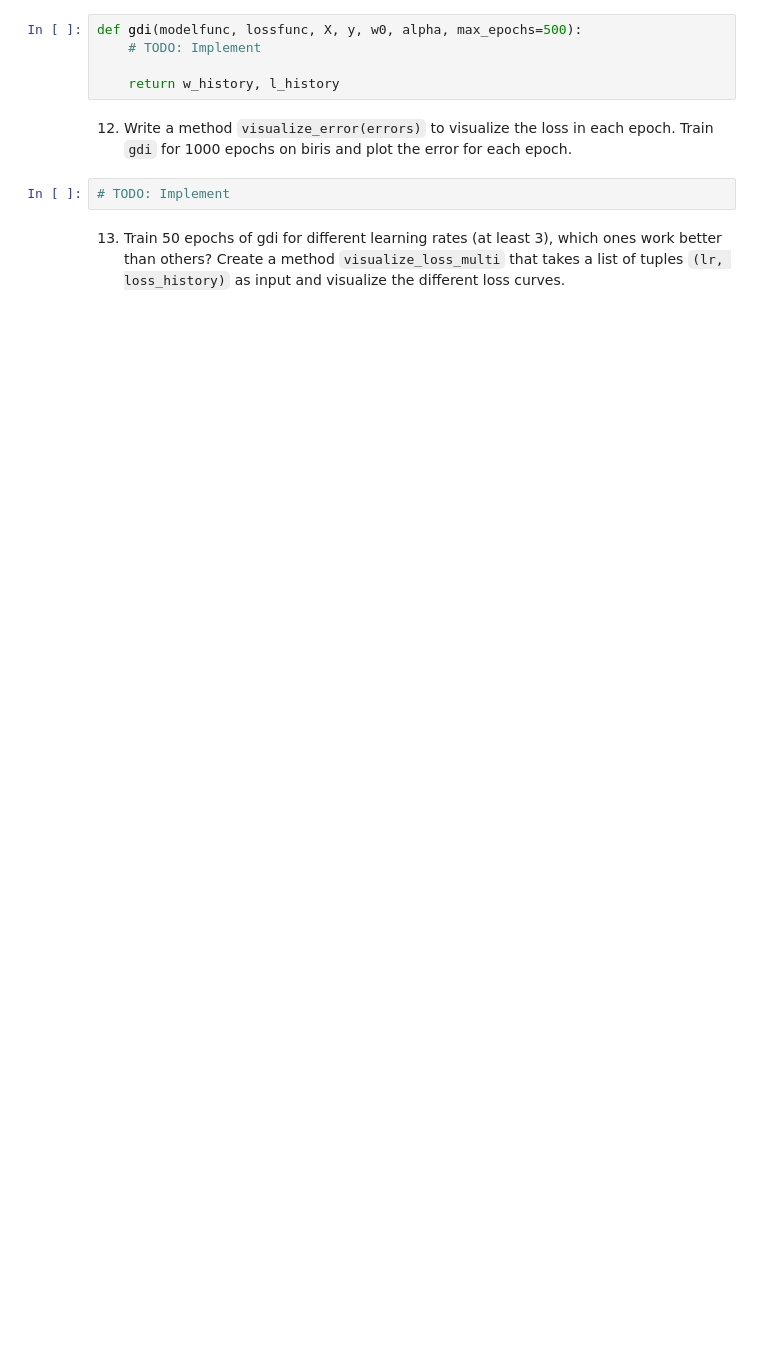
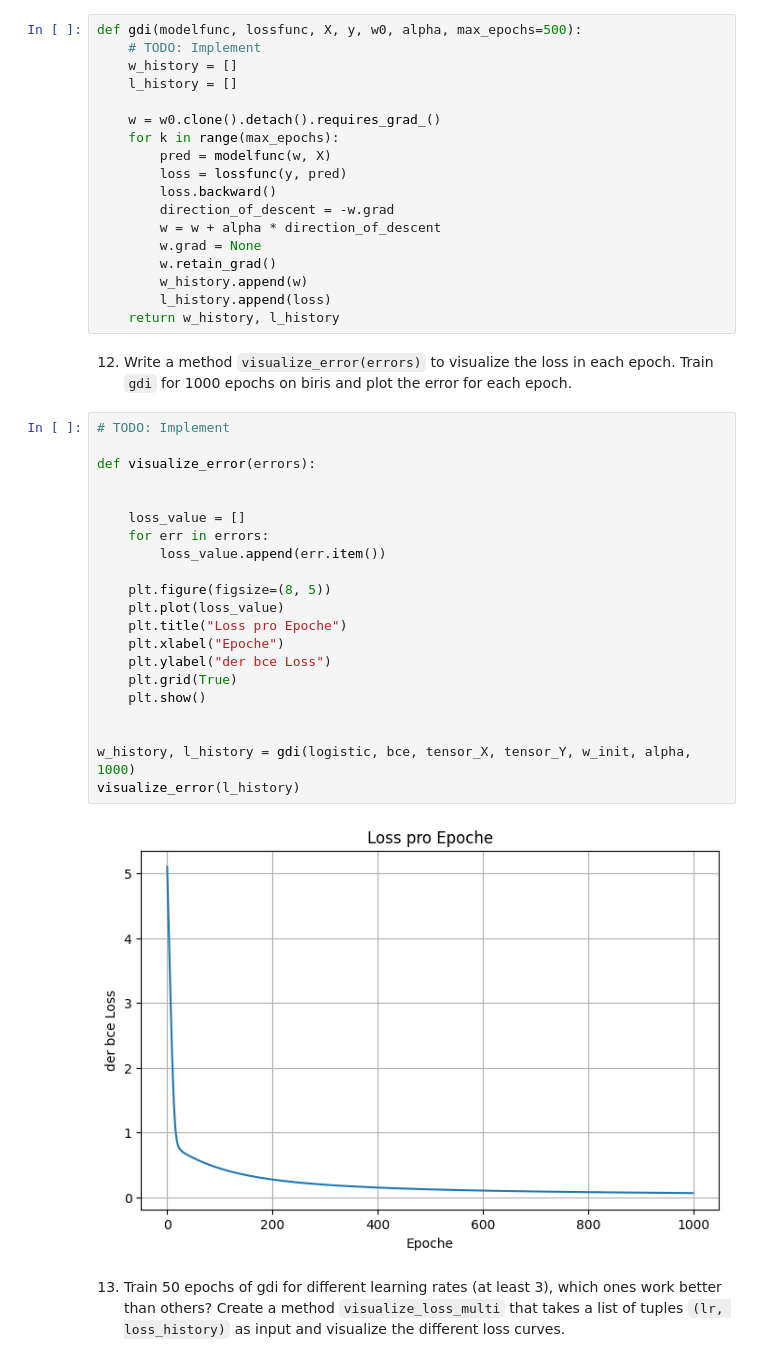
Before and after one commit to SchnilchMitte/ML-Template, a Jupyter notebook: A4_Neural_Networks_PyTorch.ipynb, the cells around one changed output. Drawn from its saved outputs; the diff is of its cells as text; blank space fills up the shorter version.

```diff
--- a/A4_Neural_Networks_PyTorch.ipynb
+++ b/A4_Neural_Networks_PyTorch.ipynb
@@ -575,12 +594,46 @@ Loss nach einem Step: 2.6335211774578013
 # %%
 def gdi(modelfunc, lossfunc, X, y, w0, alpha, max_epochs=500):
     # TODO: Implement
+    w_history = []
+    l_history = []
 
+    w = w0.clone().detach().requires_grad_()
+    for k in range(max_epochs):
+        pred = modelfunc(w, X)
+        loss = lossfunc(y, pred)
+        loss.backward()
+        direction_of_descent = -w.grad
+        w = w + alpha * direction_of_descent
+        w.grad = None
+        w.retain_grad()
+        w_history.append(w)
+        l_history.append(loss)
     return w_history, l_history
 # %% [markdown]
 12. Write a method ``visualize_error(errors)`` to visualize the loss in each epoch. Train ``gdi`` for 1000 epochs on biris and plot the error for each epoch.
 # %%
 # TODO: Implement
+
+def visualize_error(errors):
+
+
+    loss_value = []
+    for err in errors:
+        loss_value.append(err.item())
+
+    plt.figure(figsize=(8, 5))
+    plt.plot(loss_value)
+    plt.title("Loss pro Epoche")
+    plt.xlabel("Epoche")
+    plt.ylabel("der bce Loss")
+    plt.grid(True)
+    plt.show()
+
+
+w_history, l_history = gdi(logistic, bce, tensor_X, tensor_Y, w_init, alpha, 1000)
+visualize_error(l_history)
+# %% [output]
+[figure, added]
 # %% [markdown]
 13. Train 50 epochs of gdi for different learning rates (at least 3), which ones work better than others? Create a method ``visualize_loss_multi`` that takes a list of tuples ``(lr, loss_history)`` as input and visualize the different loss curves.
 # %%
```
Also changed, not shown: parts of 20 cells of this notebook.
